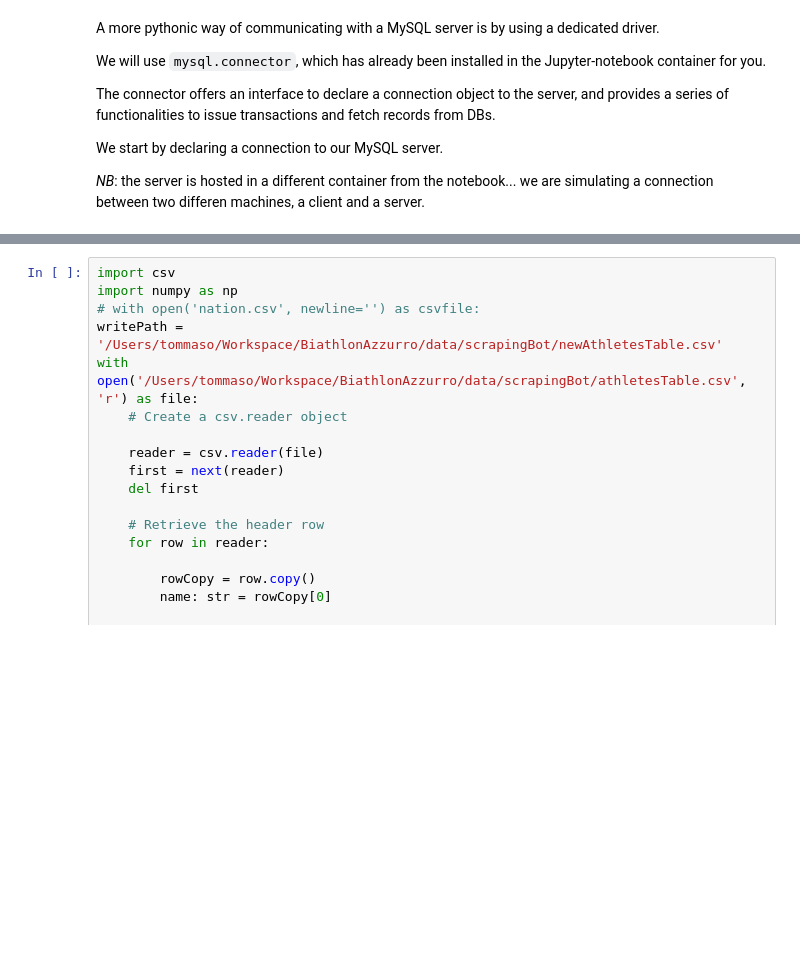
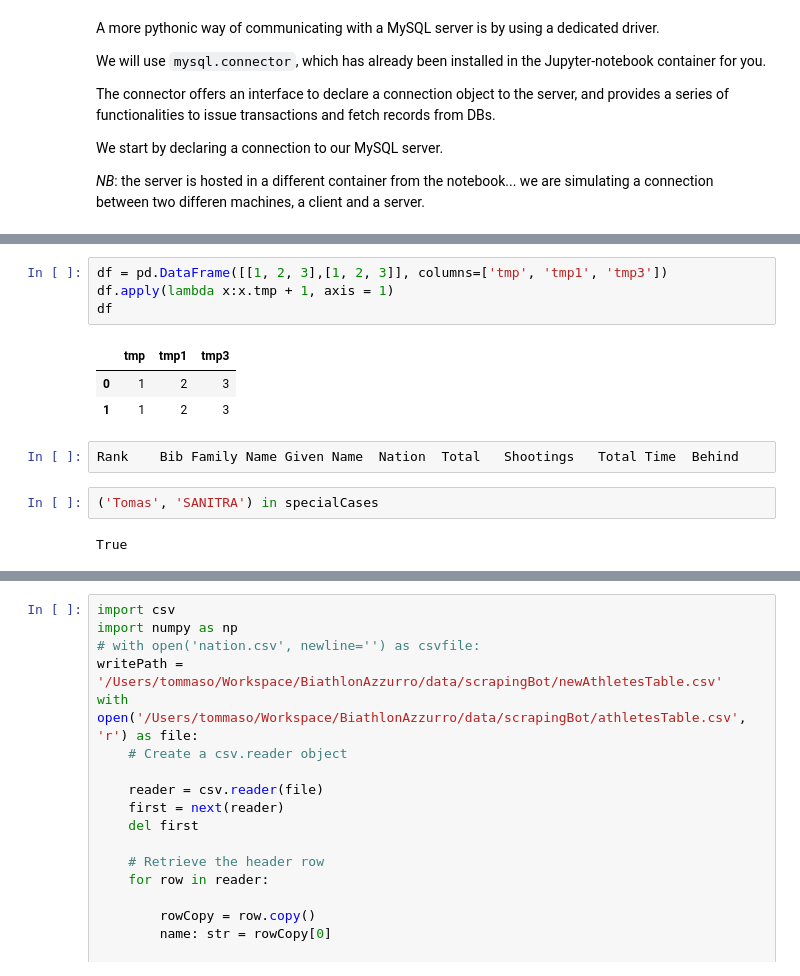
Before and after one commit to tommasoamico/BiathlonAzzurro, a Jupyter notebook: scrapingBot/MySQL_solutions.ipynb, the cells around one changed output, grey strips where cells are left out. Drawn from its saved outputs; the diff is of its cells as text; blank space fills up the shorter version.

```diff
--- a/scrapingBot/MySQL_solutions.ipynb
+++ b/scrapingBot/MySQL_solutions.ipynb
@@ -83,0 +96,14 @@ from typing import Tuple, List
+# %%
+df = pd.DataFrame([[1, 2, 3],[1, 2, 3]], columns=['tmp', 'tmp1', 'tmp3'])
+df.apply(lambda x:x.tmp + 1, axis = 1)
+df
+# %% [output]
+|  | tmp | tmp1 | tmp3 |
+| 0 | 1 | 2 | 3 |
+| 1 | 1 | 2 | 3 |
+# %%
+Rank	Bib	Family Name	Given Name	Nation	Total	Shootings	Total Time	Behind
+# %%
+('Tomas', 'SANITRA') in specialCases
+# %% [output]
+True
```
Also changed, not shown: parts of 6 cells of this notebook, 8 other files.
